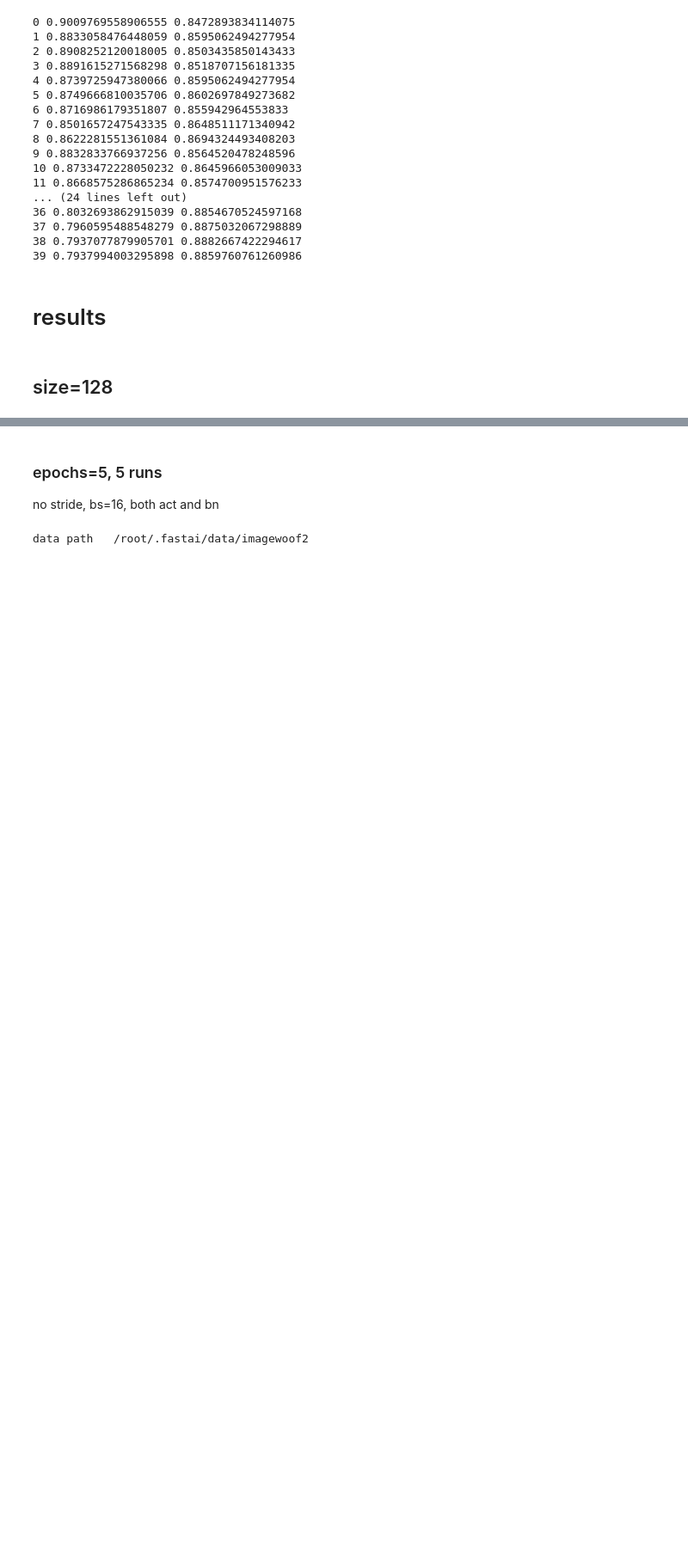
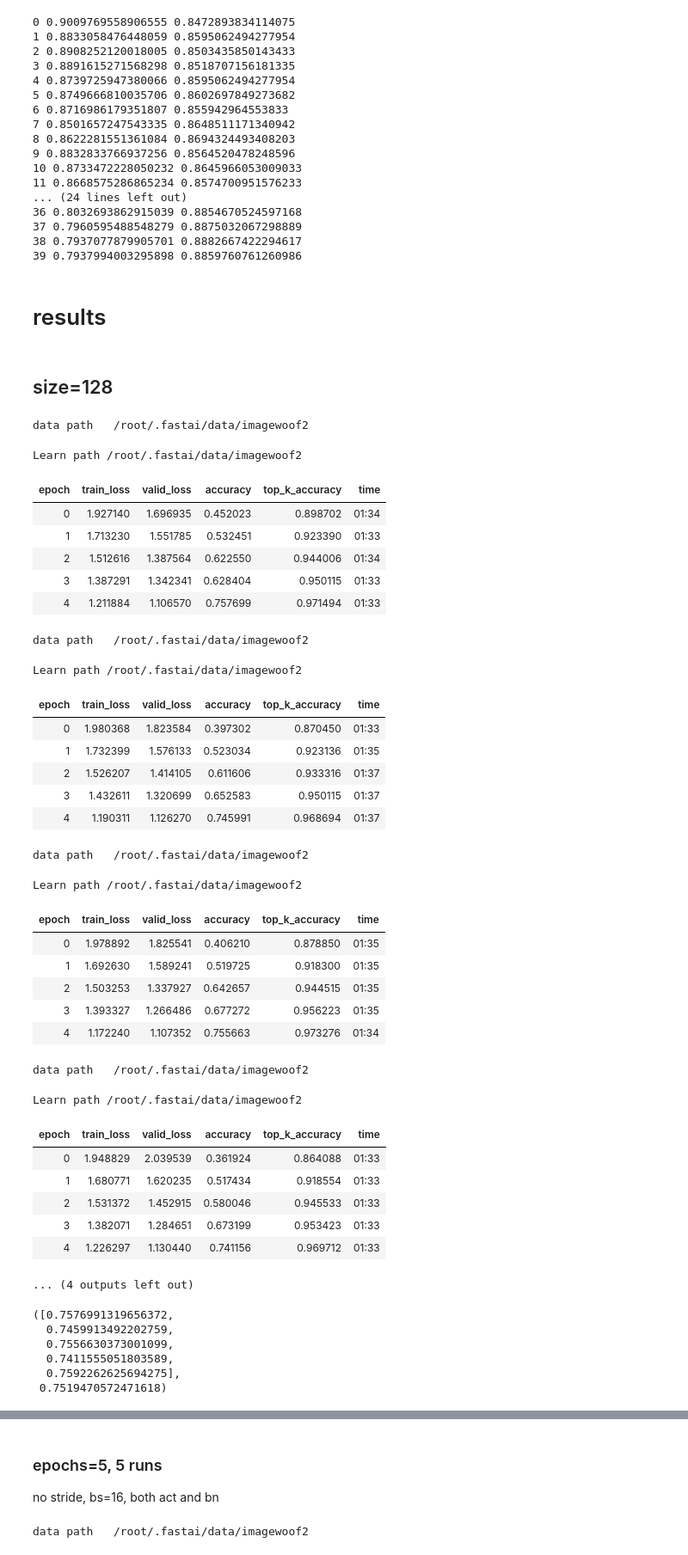
Before and after one commit to BoaEi/imagenette_experiments, a Jupyter notebook: ResNet_separable.ipynb, the cells around one changed output, grey strips where cells are left out. Shown at 86% size. Drawn from its saved outputs; the diff is of its cells as text; code cells hidden in the pictures; blank space fills up the shorter version.

```diff
--- a/ResNet_separable.ipynb
+++ b/ResNet_separable.ipynb
@@ -243,3 +242,53 @@ for i in range(40):
 # results
 # %% [markdown]
 ## size=128
+# %%
+for epochs in [5]*5:
+    mixup=0 if epochs<=20 else 0.2
+    learn = get_learn(model=model, size=128, bs=16, mixup=mixup)
+    learn.fit_fc(epochs, lr=4e-3, moms=(0.95,0.95), start_pct=0.72)
+    res += [learn.recorder.metrics[-1][0].item()]
+print([round(x, 6) for x in res], sum(res)/len(res))
+# %% [output]
+data path   /root/.fastai/data/imagewoof2
+Learn path /root/.fastai/data/imagewoof2
+| epoch | train_loss | valid_loss | accuracy | top_k_accuracy | time |
+| 0 | 1.927140 | 1.696935 | 0.452023 | 0.898702 | 01:34 |
+| 1 | 1.713230 | 1.551785 | 0.532451 | 0.923390 | 01:33 |
+| 2 | 1.512616 | 1.387564 | 0.622550 | 0.944006 | 01:34 |
+| 3 | 1.387291 | 1.342341 | 0.628404 | 0.950115 | 01:33 |
+| 4 | 1.211884 | 1.106570 | 0.757699 | 0.971494 | 01:33 |
+data path   /root/.fastai/data/imagewoof2
+Learn path /root/.fastai/data/imagewoof2
+| epoch | train_loss | valid_loss | accuracy | top_k_accuracy | time |
+| 0 | 1.980368 | 1.823584 | 0.397302 | 0.870450 | 01:33 |
+| 1 | 1.732399 | 1.576133 | 0.523034 | 0.923136 | 01:35 |
+| 2 | 1.526207 | 1.414105 | 0.611606 | 0.933316 | 01:37 |
+| 3 | 1.432611 | 1.320699 | 0.652583 | 0.950115 | 01:37 |
+| 4 | 1.190311 | 1.126270 | 0.745991 | 0.968694 | 01:37 |
+data path   /root/.fastai/data/imagewoof2
+Learn path /root/.fastai/data/imagewoof2
+| epoch | train_loss | valid_loss | accuracy | top_k_accuracy | time |
+| 0 | 1.978892 | 1.825541 | 0.406210 | 0.878850 | 01:35 |
+| 1 | 1.692630 | 1.589241 | 0.519725 | 0.918300 | 01:35 |
+| 2 | 1.503253 | 1.337927 | 0.642657 | 0.944515 | 01:35 |
+| 3 | 1.393327 | 1.266486 | 0.677272 | 0.956223 | 01:35 |
+| 4 | 1.172240 | 1.107352 | 0.755663 | 0.973276 | 01:34 |
+data path   /root/.fastai/data/imagewoof2
+Learn path /root/.fastai/data/imagewoof2
+| epoch | train_loss | valid_loss | accuracy | top_k_accuracy | time |
+| 0 | 1.948829 | 2.039539 | 0.361924 | 0.864088 | 01:33 |
+| 1 | 1.680771 | 1.620235 | 0.517434 | 0.918554 | 01:33 |
+| 2 | 1.531372 | 1.452915 | 0.580046 | 0.945533 | 01:33 |
+| 3 | 1.382071 | 1.284651 | 0.673199 | 0.953423 | 01:33 |
+| 4 | 1.226297 | 1.130440 | 0.741156 | 0.969712 | 01:33 |
+... (4 outputs left out)
+# %%
+res[-5:], sum(res[-5:])/5
+# %% [output]
+([0.7576991319656372,
+  0.7459913492202759,
+  0.7556630373001099,
+  0.7411555051803589,
+  0.7592262625694275],
+ 0.7519470572471618)
```
Also changed, not shown: parts of 5 cells of this notebook.
